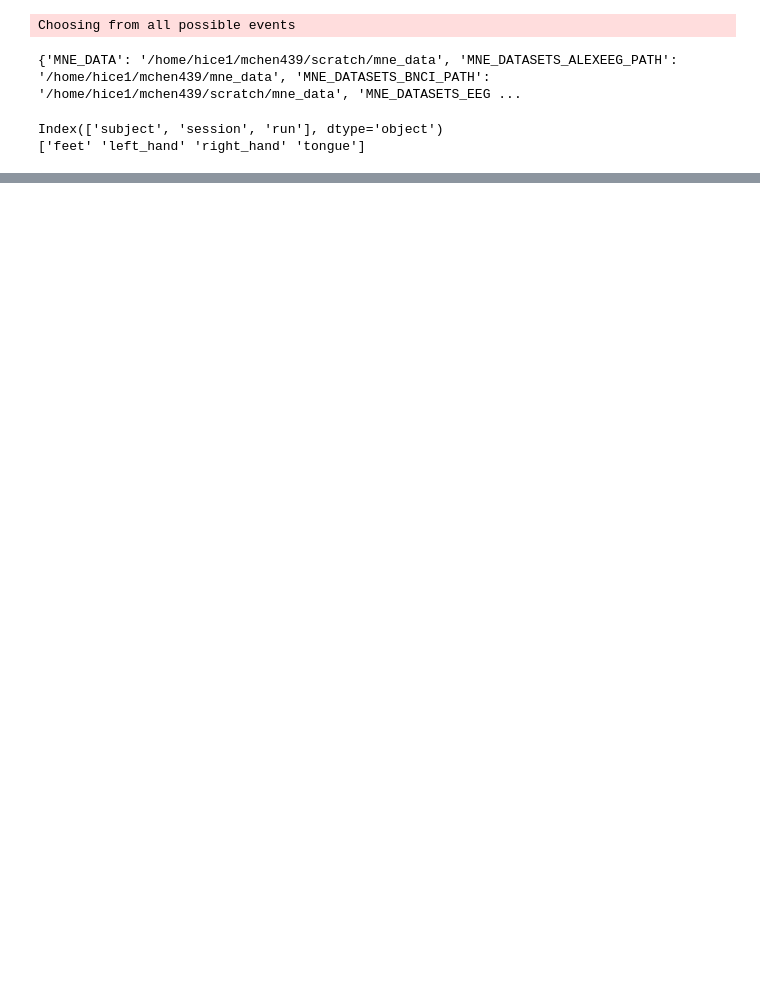
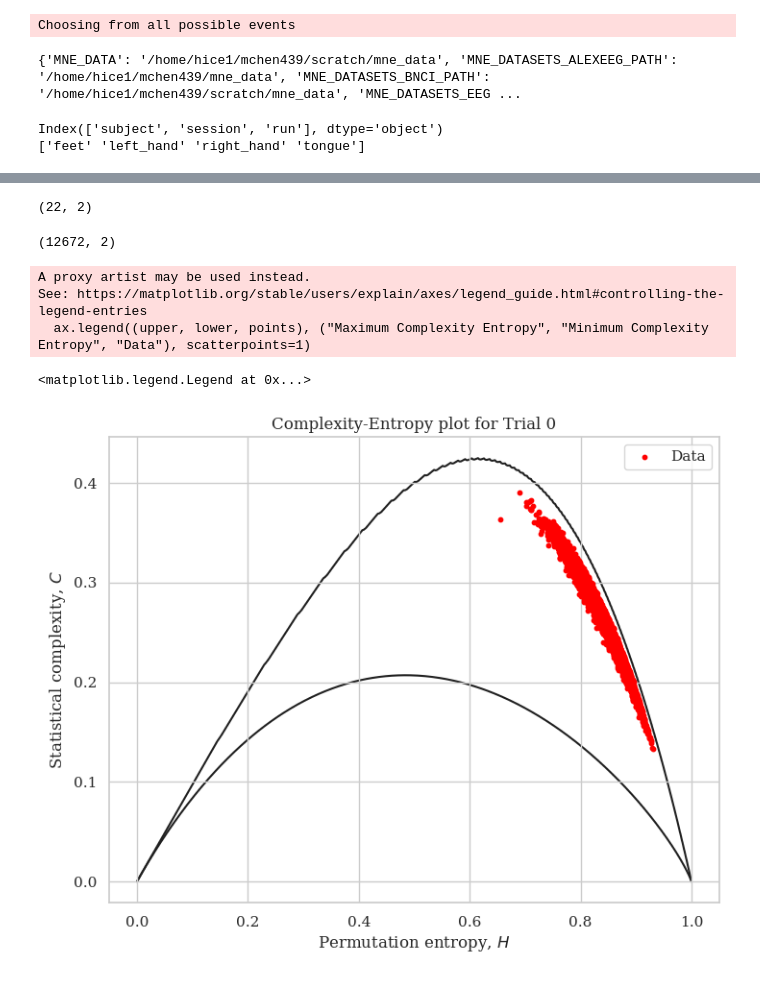
Before and after one commit to MatthewChen37/MATH8803-Final-Project, a Jupyter notebook: PermutationEntropy.ipynb, the cells around one changed output, grey strips where cells are left out. Saved outputs shown, nothing was run; the diff lists cells and outputs as text; code cells hidden in the pictures; blank space fills up the shorter version.

```diff
--- a/PermutationEntropy.ipynb
+++ b/PermutationEntropy.ipynb
@@ -116,0 +181,41 @@ print(result)
+# %%
+def generate_complexity_entropy_values_trial(X, trial_idx):
+	assert X.shape[0] == y_encoded.shape[0]
+	entropy_complexities = np.zeros((X.shape[1], 2)) # entropy, complexity
+	for channel in range(X.shape[1]):
+		entropy, complexity = ordpy.complexity_entropy(data=X[trial_idx, channel, :250], dx=int(5), dy=int(1), taux=int(3), tauy=int(1))
+		entropy_complexities[channel][0] = entropy
+		entropy_complexities[channel][1] = complexity
+	return entropy_complexities
+trial = 0
+result_trial = generate_complexity_entropy_values_trial(X, trial)
+print(result_trial.shape)
+# %% [output]
+(22, 2)
+# %%
+trials = []
+for trial_idx in tqdm(range(X.shape[0])):
+	trial_hc = generate_complexity_entropy_values_trial(X, trial_idx)
+	trials.append(trial_hc)
+# %%
+all_trials = np.concatenate(trials, axis=0)
+print(all_trials.shape)
+# %% [output]
+(12672, 2)
+# %%
+f, ax = plt.subplots(figsize=(8.19, 6.3))
+
+upper = ax.plot(hmin, cmin, linewidth=1.5, color='#202020', zorder=0)
+lower = ax.plot(hmax, cmax, linewidth=1.5, color='#202020', zorder=0)
+points = ax.scatter(x=all_trials[:,0], y=all_trials[:,1], c="r", s=10)
+ax.set_xlabel('Permutation entropy, $H$')
+ax.set_ylabel('Statistical complexity, $C$')
+ax.set_title(f"Complexity-Entropy plot for Trial {trial}")
+ax.grid(visible=True)
+ax.legend((upper, lower, points), ("Maximum Complexity Entropy", "Minimum Complexity Entropy", "Data"), scatterpoints=1)
+# %% [output]
+A proxy artist may be used instead.
+See: https://matplotlib.org/stable/users/explain/axes/legend_guide.html#controlling-the-legend-entries
+  ax.legend((upper, lower, points), ("Maximum Complexity Entropy", "Minimum Complexity Entropy", "Data"), scatterpoints=1)
+<matplotlib.legend.Legend at 0x...>
+[figure, added]
```
Also changed, not shown: parts of 12 cells of this notebook, 1 other file.
